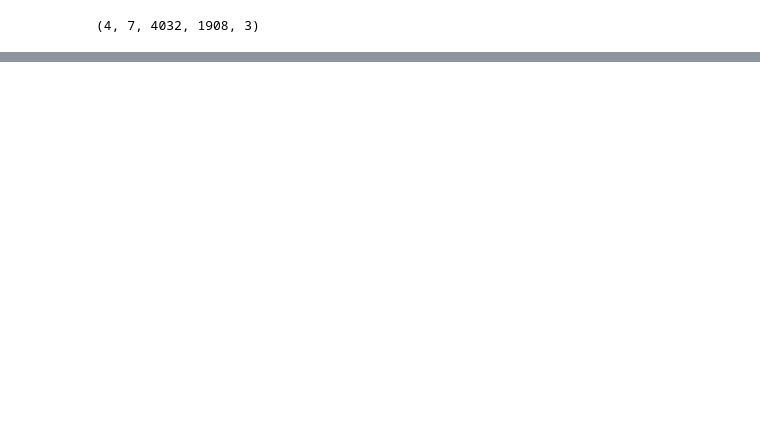
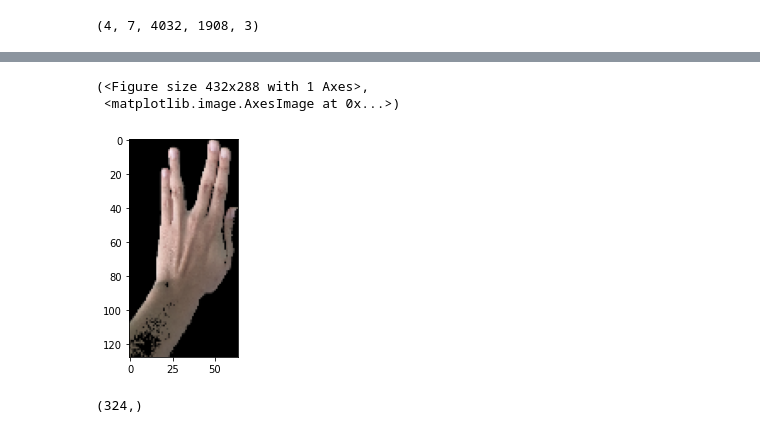
Before and after one commit to SerbC/Taid2024, a Jupyter notebook: Laborator.ipynb, the cells around one changed output, grey strips where cells are left out. Saved outputs shown, nothing was run; the diff lists cells and outputs as text; code cells hidden in the pictures; blank space fills up the shorter version.

```diff
--- a/Laborator.ipynb
+++ b/Laborator.ipynb
@@ -116,0 +209,6 @@ plt.figure(), plt.imshow(im_resized)
+# %%
+plt.figure(), plt.imshow(train_images_procesate[1][0], cmap = "gray")
+# %% [output]
+(<Figure size 432x288 with 1 Axes>,
+ <matplotlib.image.AxesImage at 0x...>)
+[figure, added]
@@ -116,0 +246,4 @@ plt.figure(), plt.imshow(im_resized)
+# %%
+np.shape(hist)
+# %% [output]
+(324,)
```
Also changed, not shown: parts of 16 cells of this notebook.
